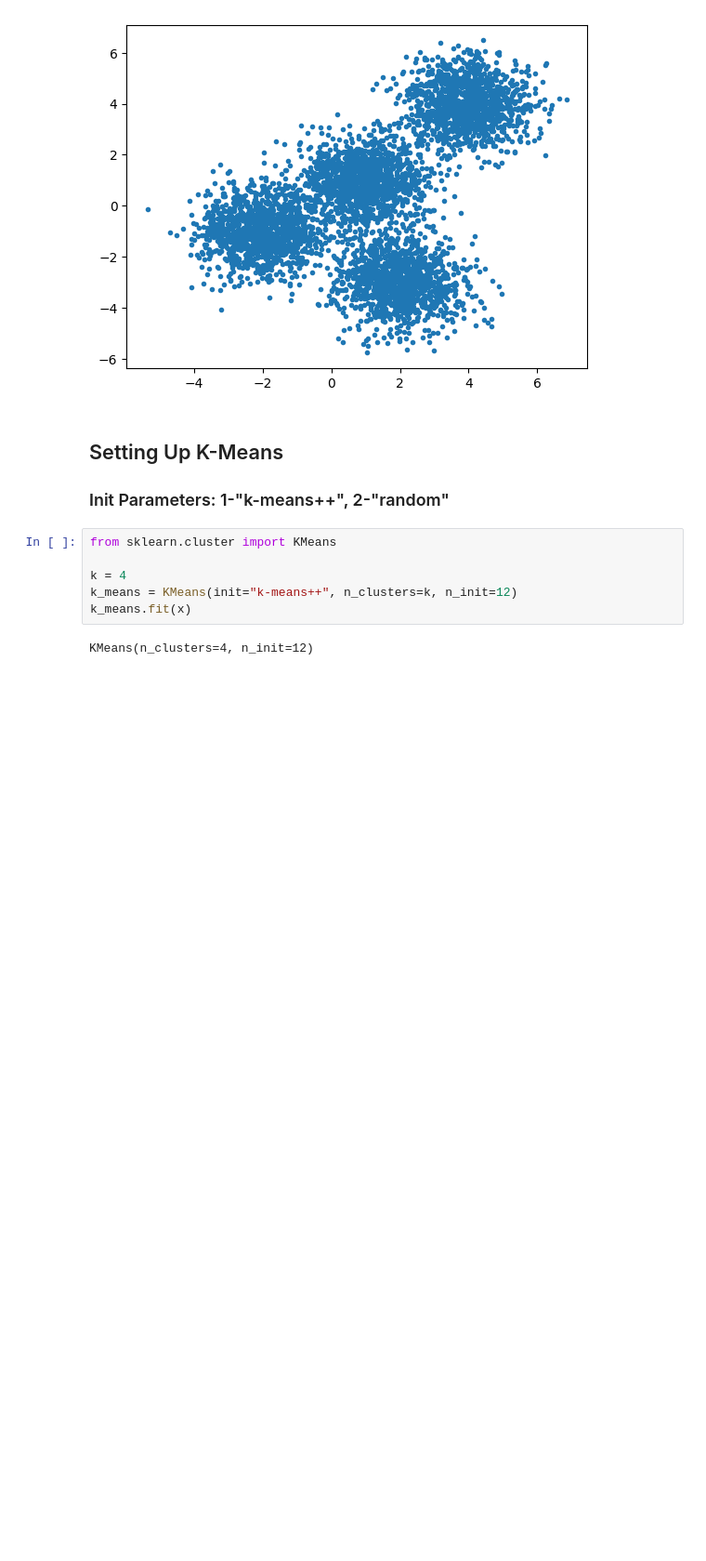
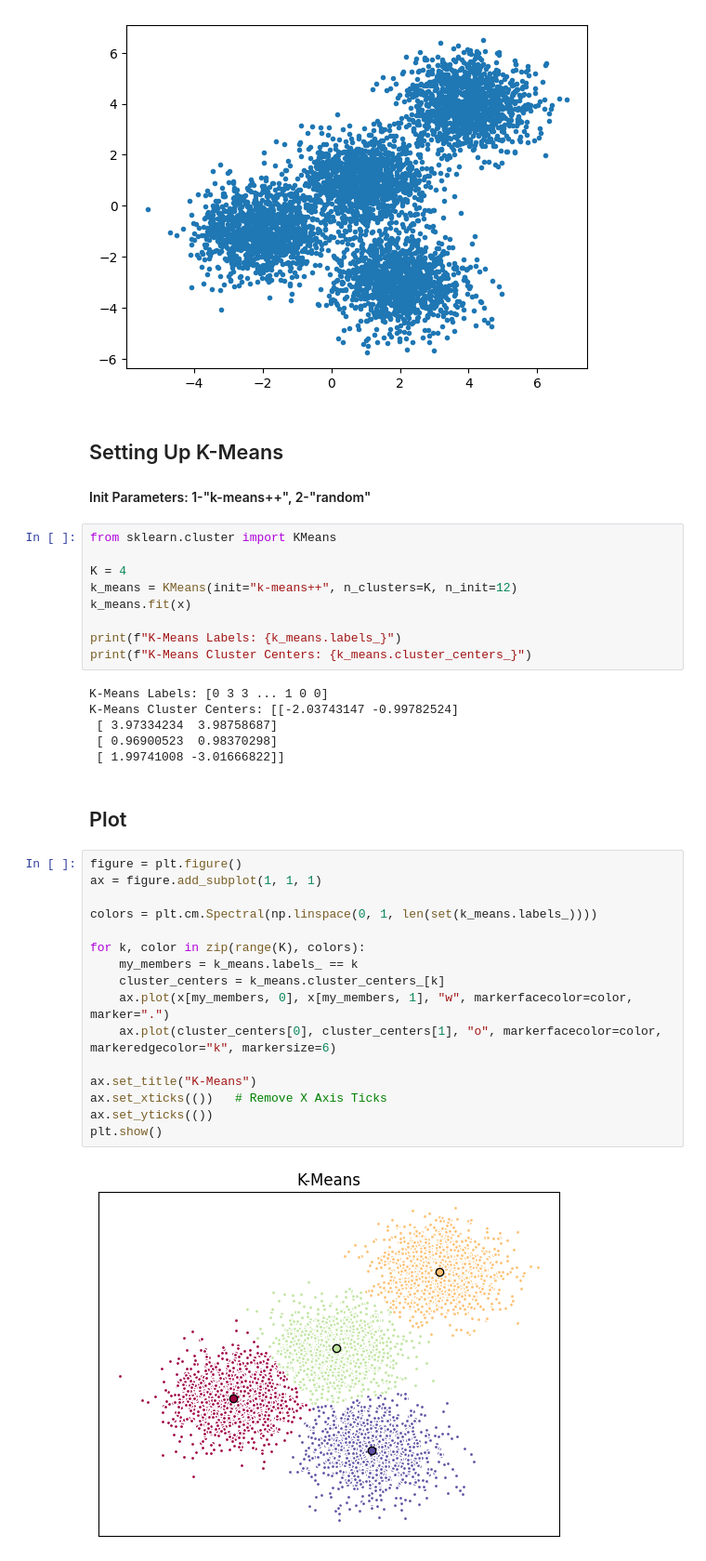
Before and after one commit to amir-azimi-dev/Machine-Learning, a Jupyter notebook: clustering/k-means.ipynb, the cells around one changed output. Shown: that part at 93% size. Cells and saved outputs as stored; diff of their text form; blank space fills up the shorter version.

Commit message:
add: k-means-clustering part-2

```diff
--- a/clustering/k-means.ipynb
+++ b/clustering/k-means.ipynb
@@ -33,12 +33,39 @@ plt.scatter(x[:, 0], x[:, 1], marker=".")
 [figure]
 # %% [markdown]
 ## Setting Up K-Means
-### Init Parameters: 1-"k-means++", 2-"random"
+#### Init Parameters: 1-"k-means++", 2-"random"
 # %%
 from sklearn.cluster import KMeans
 
-k = 4
-k_means = KMeans(init="k-means++", n_clusters=k, n_init=12)
+K = 4
+k_means = KMeans(init="k-means++", n_clusters=K, n_init=12)
 k_means.fit(x)
+
+print(f"K-Means Labels: {k_means.labels_}")
+print(f"K-Means Cluster Centers: {k_means.cluster_centers_}")
 # %% [output]
-KMeans(n_clusters=4, n_init=12)
+K-Means Labels: [0 3 3 ... 1 0 0]
+K-Means Cluster Centers: [[-2.03743147 -0.99782524]
+ [ 3.97334234  3.98758687]
+ [ 0.96900523  0.98370298]
+ [ 1.99741008 -3.01666822]]
+# %% [markdown]
+## Plot
+# %%
+figure = plt.figure()
+ax = figure.add_subplot(1, 1, 1)
+
+colors = plt.cm.Spectral(np.linspace(0, 1, len(set(k_means.labels_))))
+
+for k, color in zip(range(K), colors):
+    my_members = k_means.labels_ == k
+    cluster_centers = k_means.cluster_centers_[k]
+    ax.plot(x[my_members, 0], x[my_members, 1], "w", markerfacecolor=color, marker=".")
+    ax.plot(cluster_centers[0], cluster_centers[1], "o", markerfacecolor=color, markeredgecolor="k", markersize=6)
+
+ax.set_title("K-Means")
+ax.set_xticks(())   # Remove X Axis Ticks
+ax.set_yticks(())
+plt.show()
+# %% [output]
+[figure, added]
```
